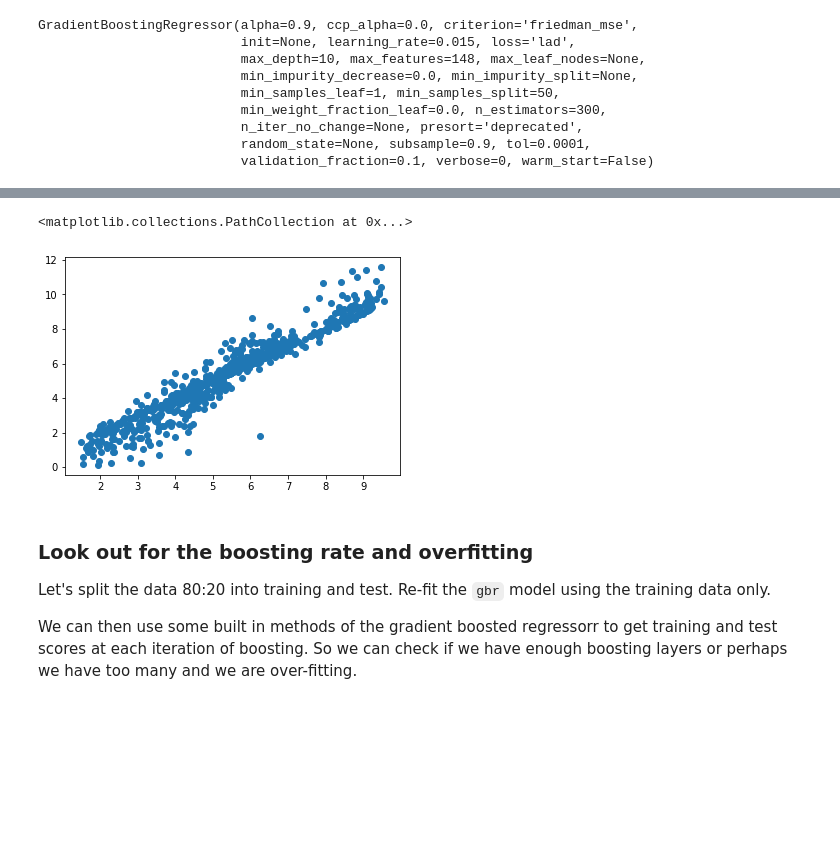
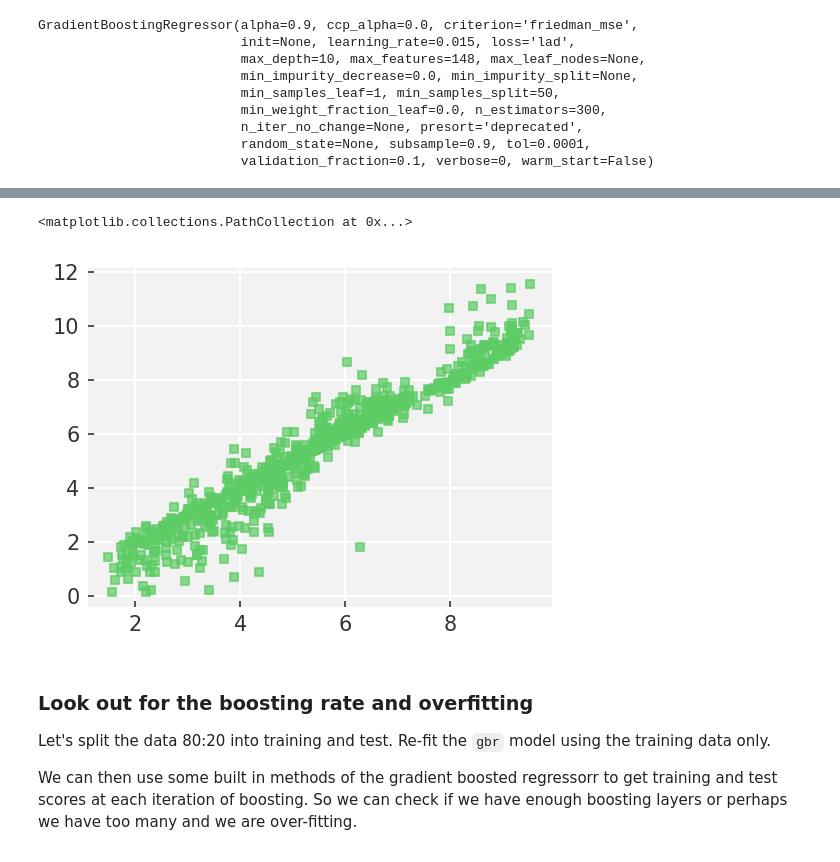
Before and after one commit to keeeto/explainable-trees, a Jupyter notebook: notebooks/classical-ml.ipynb, the cells around one changed output, grey strips where cells are left out. Cells and saved outputs as stored; diff of their text form; code cells hidden in the pictures; blank space fills up the shorter version.

```diff
--- a/notebooks/classical-ml.ipynb
+++ b/notebooks/classical-ml.ipynb
@@ -7,6 +7,7 @@ import itertools
 import numpy as np
 import os
 os.environ['CUDA_VISIBLE_DEVICES'] = '-1'
+plt.style.use('sciml-style')
 # %% [markdown]
 ## Import the dataset
 
@@ -264,9 +270,9 @@ Cross validation score 0.931463077920119
 # %%
 y_pred = gbr.predict(X)
-plt.scatter(y_pred, y)
+plt.scatter(y_pred, y, alpha=0.7)
 # %% [output]
 <matplotlib.collections.PathCollection at 0x...>
-[figure, old version]
+[figure, new version]
 # %% [markdown]
 ### Look out for the boosting rate and  overfitting
 
```
Also changed, not shown: parts of 30 cells of this notebook.
